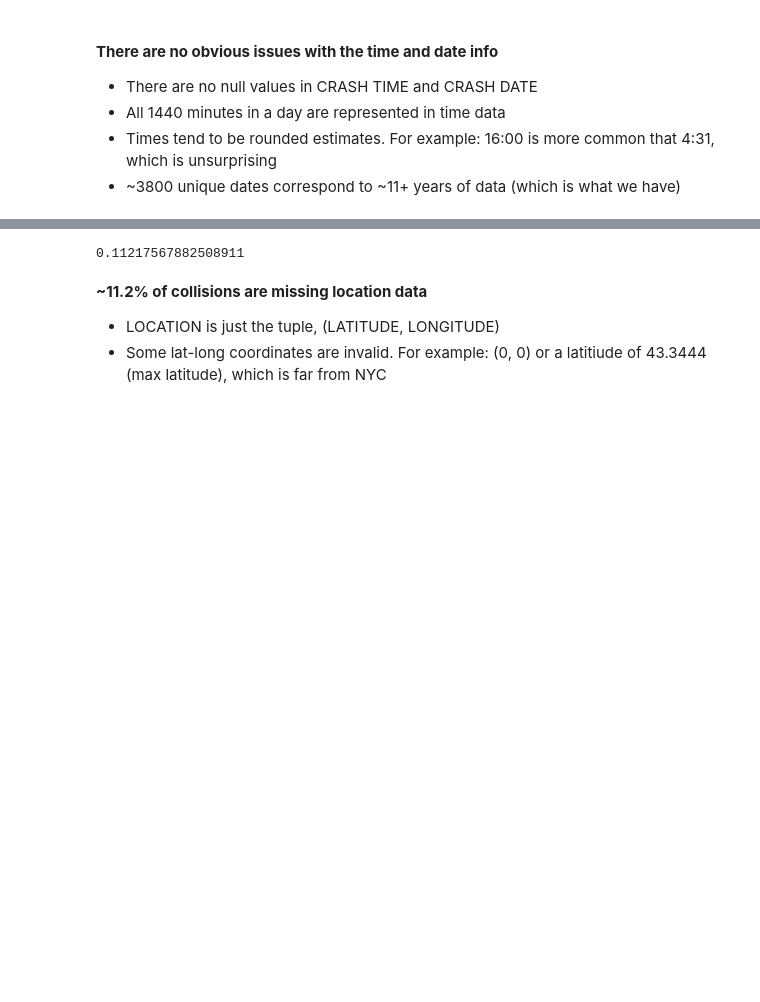
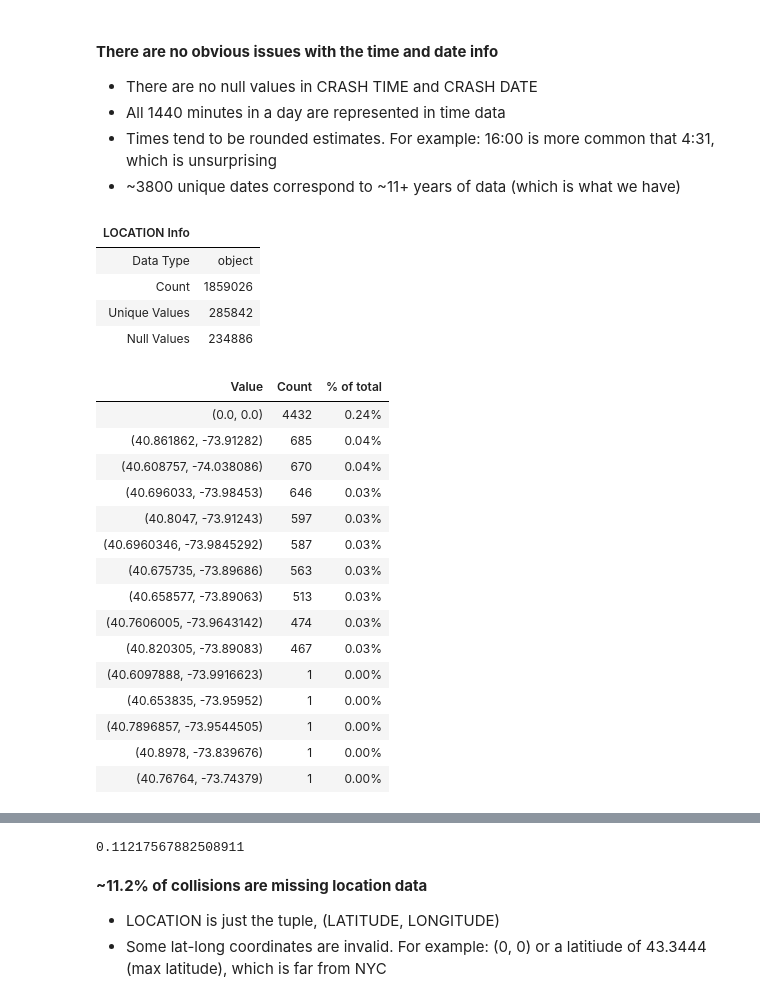
Before and after one commit to ray310/NYC-Vehicle-Collisions, a Jupyter notebook: 1-profiling-raw-collision-data.ipynb, the cells around one changed output, grey strips where cells are left out. Saved outputs shown, nothing was run; the diff lists cells and outputs as text; code cells hidden in the pictures; blank space fills up the shorter version.

```diff
--- a/1-profiling-raw-collision-data.ipynb
+++ b/1-profiling-raw-collision-data.ipynb
@@ -110,3 +178,28 @@ time_report, date_report
 - All 1440 minutes in a day are represented in time data
 - Times tend to be rounded estimates. For example: 16:00 is more common that 4:31, which is unsurprising
 - ~3800 unique dates correspond to ~11+ years of data (which is what we have)
+# %%
+loc_report = ph.SeriesProfile(data["LOCATION"])
+loc_report
+# %% [output]
+| LOCATION Info |  |
+| Data Type | object |
+| Count | 1859026 |
+| Unique Values | 285842 |
+| Null Values | 234886 |
+| Value | Count | % of total |
+| (0.0, 0.0) | 4432 | 0.24% |
+| (40.861862, -73.91282) | 685 | 0.04% |
+| (40.608757, -74.038086) | 670 | 0.04% |
+| (40.696033, -73.98453) | 646 | 0.03% |
+| (40.8047, -73.91243) | 597 | 0.03% |
+| (40.6960346, -73.9845292) | 587 | 0.03% |
+| (40.675735, -73.89686) | 563 | 0.03% |
+| (40.658577, -73.89063) | 513 | 0.03% |
+| (40.7606005, -73.9643142) | 474 | 0.03% |
+| (40.820305, -73.89083) | 467 | 0.03% |
+| (40.6097888, -73.9916623) | 1 | 0.00% |
+| (40.653835, -73.95952) | 1 | 0.00% |
+| (40.7896857, -73.9544505) | 1 | 0.00% |
+| (40.8978, -73.839676) | 1 | 0.00% |
+| (40.76764, -73.74379) | 1 | 0.00% |
```
Also changed, not shown: parts of 27 cells of this notebook.
